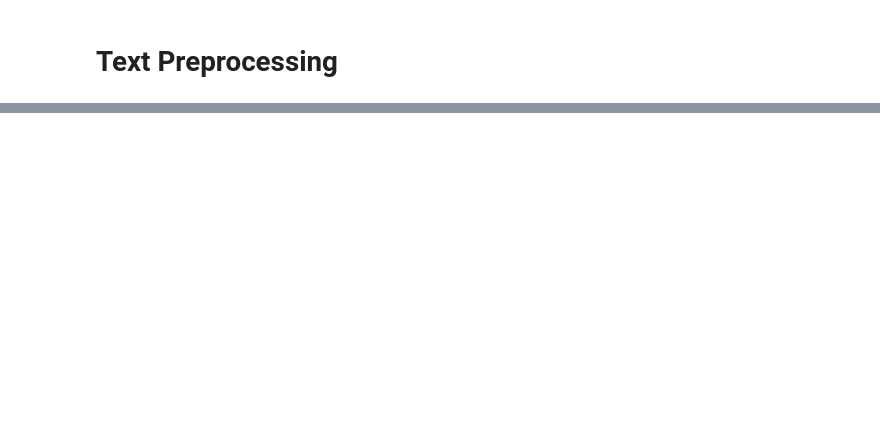
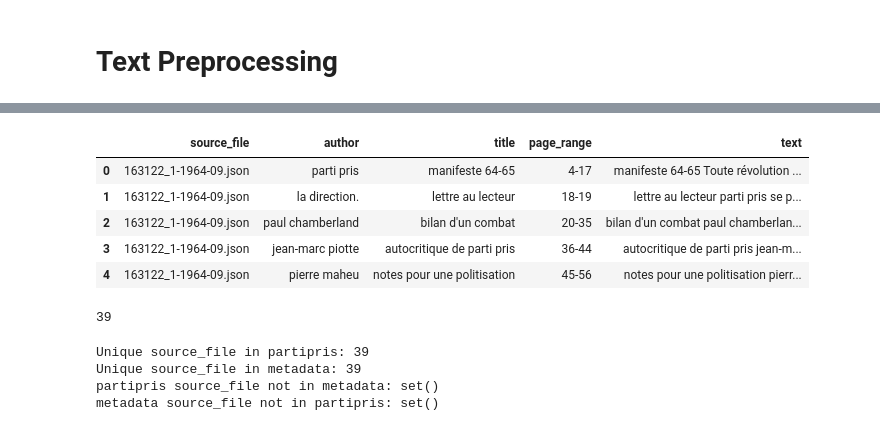
Before and after one commit to mervetekgurler/partipris, a Jupyter notebook: notebooks/02_text_preprocessing.ipynb, the cells around one changed output, grey strips where cells are left out. Cells and saved outputs as stored; diff of their text form; code cells hidden in the pictures; blank space fills up the shorter version.

```diff
--- a/notebooks/02_text_preprocessing.ipynb
+++ b/notebooks/02_text_preprocessing.ipynb
@@ -18,20 +2,0 @@ import pandas as pd
-# %%
-# read the json files from data/transcriptions
-
-transcriptions_dir = "../data/transcriptions"
-json_files = [f for f in os.listdir(transcriptions_dir) if f.endswith('.json')]
-
-data = []
-for file in json_files:
-    with open(os.path.join(transcriptions_dir, file), 'r', encoding='utf-8') as f:
-        entry = json.load(f)
-        if isinstance(entry, list):
-            for item in entry:
-                item['source_file'] = file
-                data.append(item)
-        else:
-            entry['source_file'] = file
-            data.append(entry)
-
-df = pd.DataFrame(data)
-df.head()
@@ -151,0 +171,16 @@ Name: count, Length: 63, dtype: int64
+# %%
+# Step 2: Clean up source_file and prepare for merge
+import re
+
+data_clean = []
+for item in data_unedited:
+    # Remove -A, -B, etc. before .json for matching
+    base_file = re.sub(r'-[A-Z](?=\.json$)', '', item['source_file_raw'])
+    item_clean = item.copy()
+    item_clean['source_file'] = base_file
+    data_clean.append(item_clean)
+
+partipris = pd.DataFrame(data_clean)
+# Move source_file to the first column and drop source_file_raw
+cols = ['source_file'] + [col for col in partipris.columns if col not in ['source_file', 'source_file_raw']]
+partipris = partipris[cols]
@@ -151,0 +202,27 @@ Name: count, Length: 63, dtype: int64
+# %%
+partipris.head()
+# %% [output]
+|  | source_file | author | title | page_range | text |
+| 0 | 163122_1-1964-09.json | parti pris | manifeste 64-65 | 4-17 | manifeste 64-65 Toute révolution ... |
+| 1 | 163122_1-1964-09.json | la direction. | lettre au lecteur | 18-19 | lettre au lecteur parti pris se p... |
+| 2 | 163122_1-1964-09.json | paul chamberland | bilan d'un combat | 20-35 | bilan d'un combat paul chamberlan... |
+| 3 | 163122_1-1964-09.json | jean-marc piotte | autocritique de parti pris | 36-44 | autocritique de parti pris jean-m... |
+| 4 | 163122_1-1964-09.json | pierre maheu | notes pour une politisation | 45-56 | notes pour une politisation pierr... |
+# %%
+# Let's make sure that we have 42-3 = 39 unique source files as we intended
+partipris['source_file'].nunique()
+# %% [output]
+39
+# %%
+# Step 3: Merge with metadata
+
+# Check for matching source_file values
+print("Unique source_file in partipris:", partipris['source_file'].nunique())
+print("Unique source_file in metadata:", metadata['source_file'].nunique())
+print("partipris source_file not in metadata:", set(partipris['source_file']) - set(metadata['source_file']))
+print("metadata source_file not in partipris:", set(metadata['source_file']) - set(partipris['source_file']))
+# %% [output]
+Unique source_file in partipris: 39
+Unique source_file in metadata: 39
+partipris source_file not in metadata: set()
+metadata source_file not in partipris: set()
```
Also changed, not shown: parts of 76 cells of this notebook, 11 other files.
